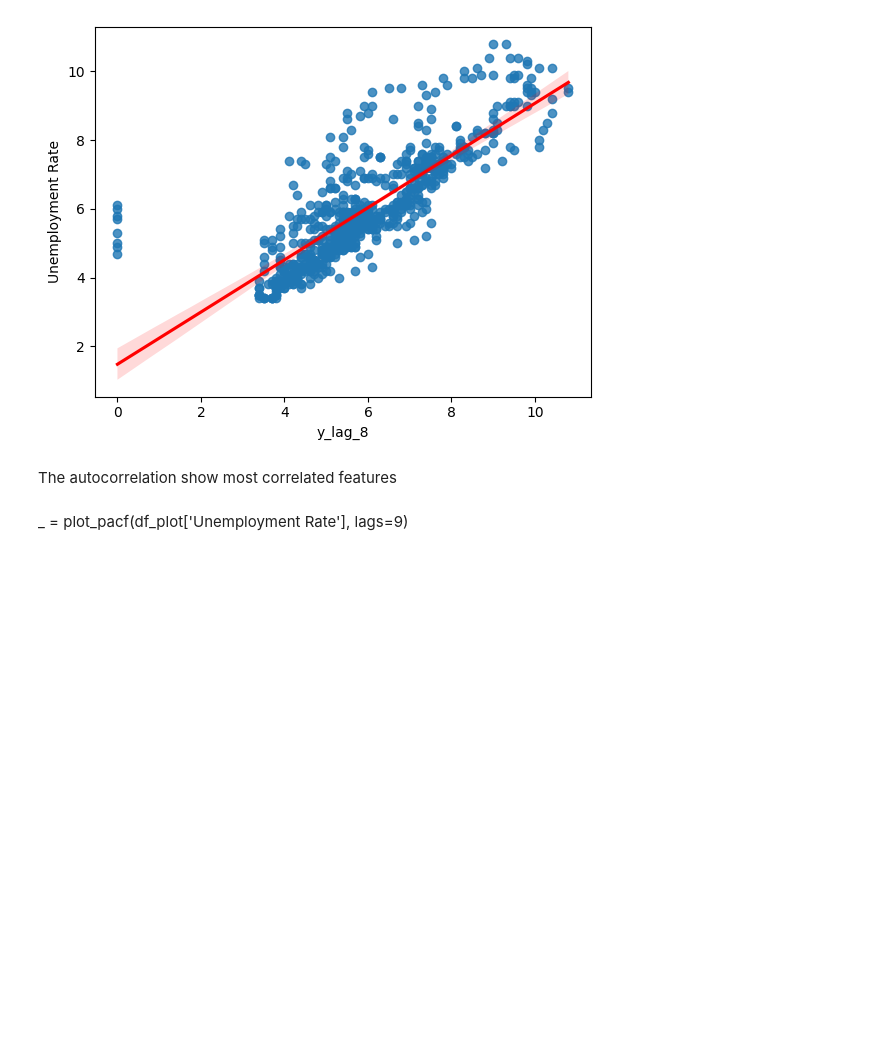
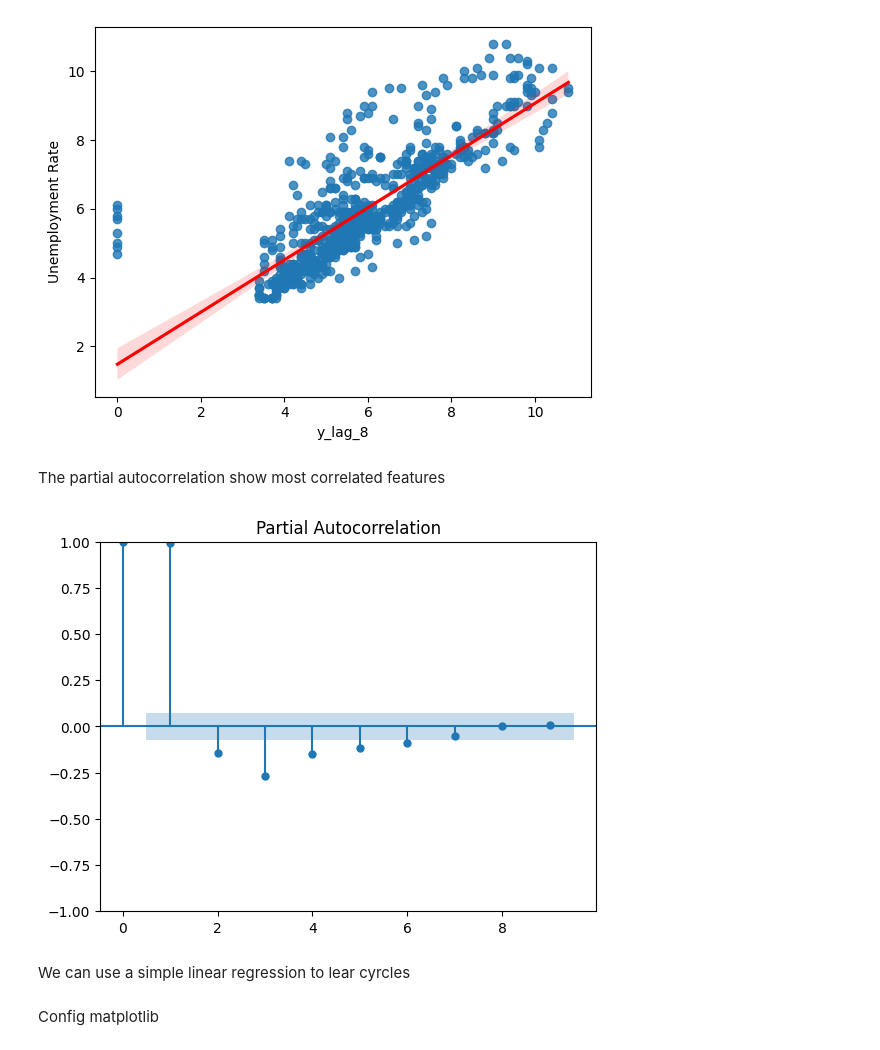
Before and after one commit to PauloFS01/miscellaneous-ml-projects, a Jupyter notebook: Forecast Projects/cyrcles.ipynb, the cells around one changed output. Saved outputs shown, nothing was run; the diff lists cells and outputs as text; code cells hidden in the pictures; blank space fills up the shorter version.

```diff
--- a/Forecast Projects/cyrcles.ipynb
+++ b/Forecast Projects/cyrcles.ipynb
@@ -57,6 +57,10 @@ lag_plot(df_plot)
 [figure]
 [figure]
 # %% [markdown]
-The autocorrelation show most correlated features
+The partial autocorrelation show most correlated features
-# %% [markdown]
-_ = plot_pacf(df_plot['Unemployment Rate'], lags=9)
+# %%
+_ = plot_pacf(df_plot['Unemployment Rate'], lags=9)
+# %% [output]
+[figure, added]
+# %% [markdown]
+We can use a simple linear regression to lear cyrcles
@@ -62,0 +77,2 @@ _ = plot_pacf(df_plot['Unemployment Rate'], lags=9)
+# %% [markdown]
+Config matplotlib
```
Also changed, not shown: parts of 16 cells of this notebook.
